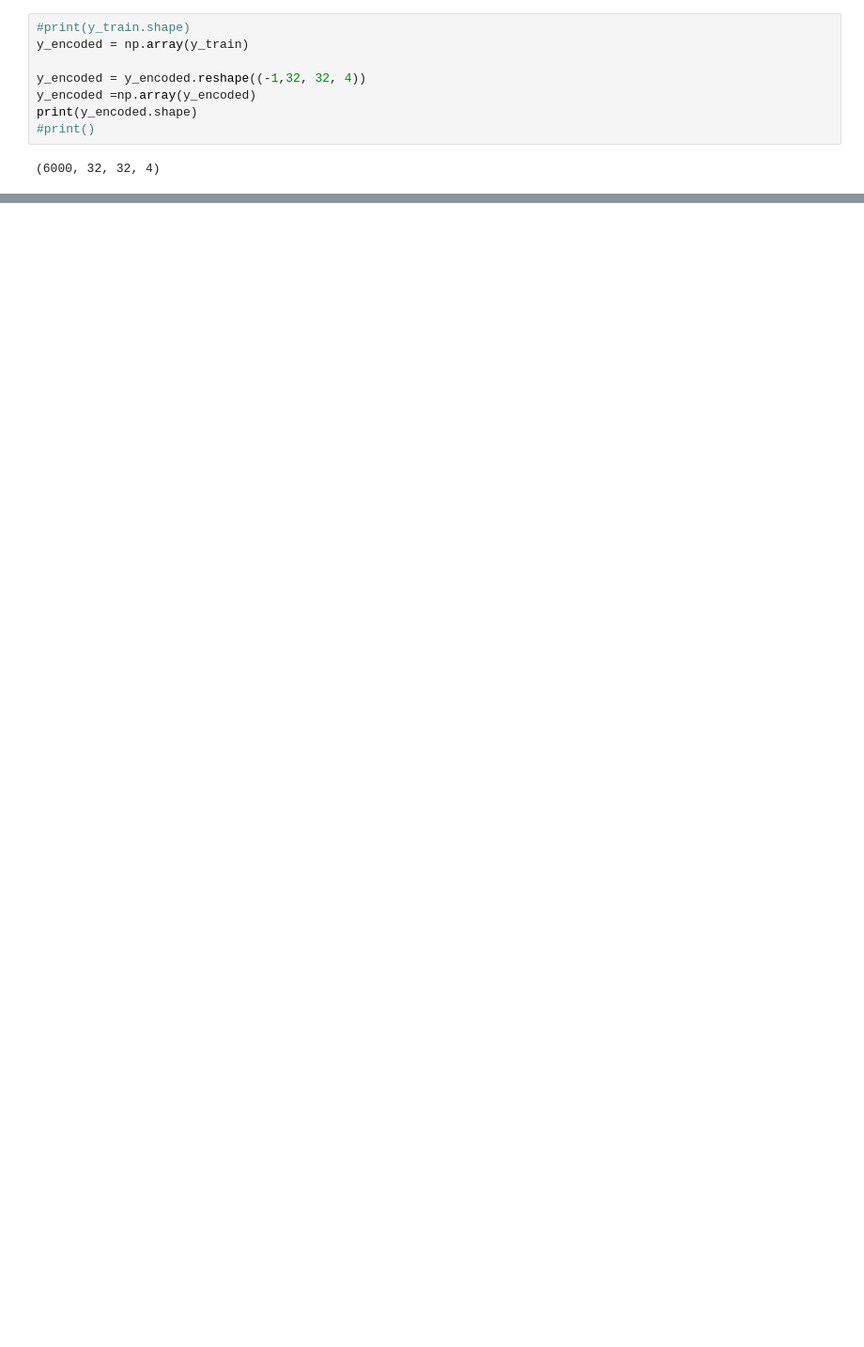
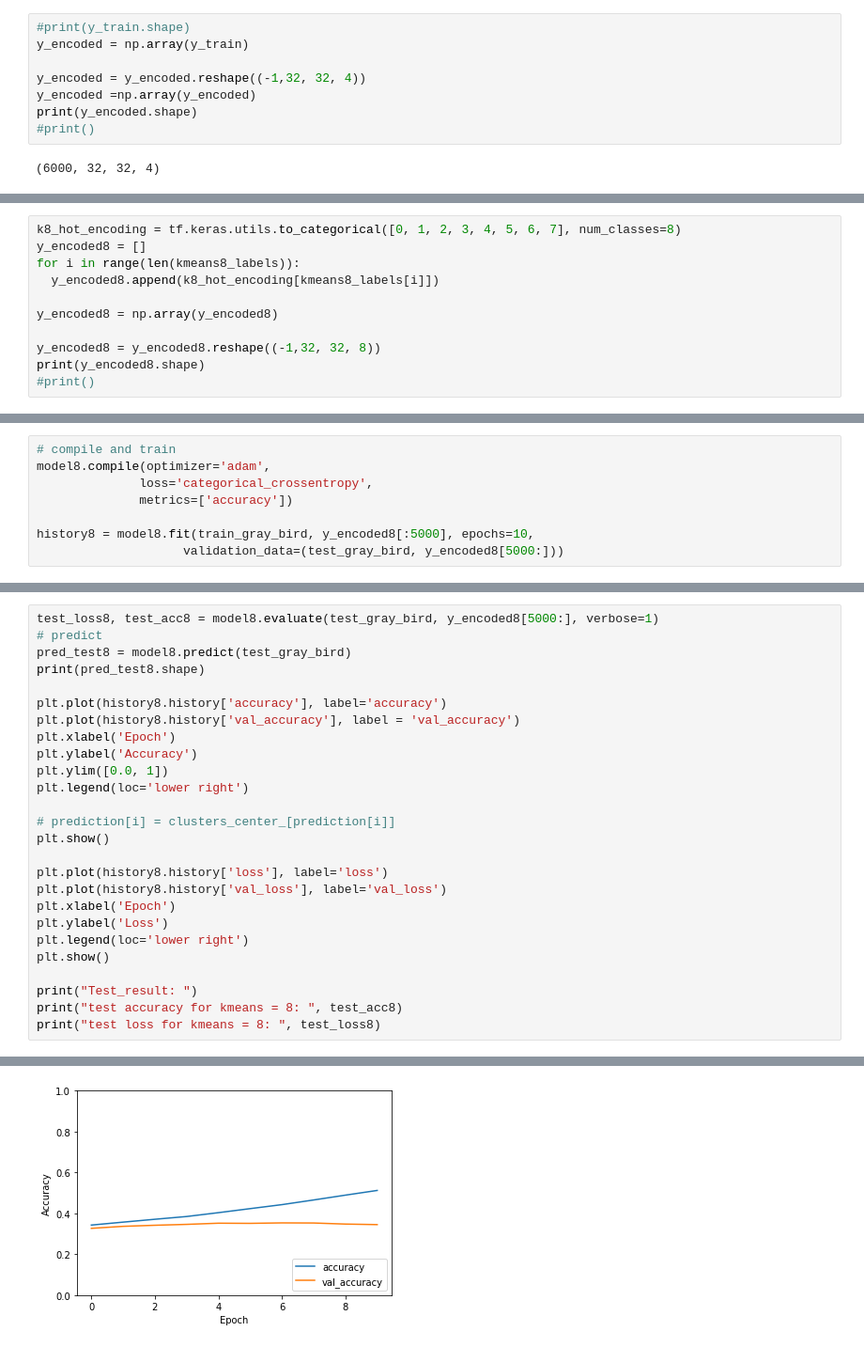
Before and after one commit to jungbok/CNN_Image_Colorization, a Jupyter notebook: lab6_CNN.ipynb, the cells around one changed output, grey strips where cells are left out. Shown at 94% size. Cells and saved outputs as stored; diff of their text form; blank space fills up the shorter version.

```diff
--- a/lab6_CNN.ipynb
+++ b/lab6_CNN.ipynb
@@ -379,0 +440,11 @@ plot10Images(k_color_pixels, bird_test_labels, bird_test_images, bird_test_label
+# %%
+k8_hot_encoding = tf.keras.utils.to_categorical([0, 1, 2, 3, 4, 5, 6, 7], num_classes=8)
+y_encoded8 = []
+for i in range(len(kmeans8_labels)):
+  y_encoded8.append(k8_hot_encoding[kmeans8_labels[i]])
+
+y_encoded8 = np.array(y_encoded8)
+
+y_encoded8 = y_encoded8.reshape((-1,32, 32, 8))
+print(y_encoded8.shape)
+#print()
@@ -379,0 +500,8 @@ plot10Images(k_color_pixels, bird_test_labels, bird_test_images, bird_test_label
+# %%
+# compile and train
+model8.compile(optimizer='adam',
+              loss='categorical_crossentropy',
+              metrics=['accuracy'])
+
+history8 = model8.fit(train_gray_bird, y_encoded8[:5000], epochs=10,
+                    validation_data=(test_gray_bird, y_encoded8[5000:]))
@@ -379,0 +529,27 @@ plot10Images(k_color_pixels, bird_test_labels, bird_test_images, bird_test_label
+# %%
+test_loss8, test_acc8 = model8.evaluate(test_gray_bird, y_encoded8[5000:], verbose=1)
+# predict
+pred_test8 = model8.predict(test_gray_bird)
+print(pred_test8.shape)
+
+plt.plot(history8.history['accuracy'], label='accuracy')
+plt.plot(history8.history['val_accuracy'], label = 'val_accuracy')
+plt.xlabel('Epoch')
+plt.ylabel('Accuracy')
+plt.ylim([0.0, 1])
+plt.legend(loc='lower right')
+
+# prediction[i] = clusters_center_[prediction[i]]
+plt.show()
+
+plt.plot(history8.history['loss'], label='loss')
+plt.plot(history8.history['val_loss'], label='val_loss')
+plt.xlabel('Epoch')
+plt.ylabel('Loss')
+plt.legend(loc='lower right')
+plt.show()
+
+print("Test_result: ")
+print("test accuracy for kmeans = 8: ", test_acc8)
+print("test loss for kmeans = 8: ", test_loss8)
+# %% [output]
@@ -379,0 +558 @@ plot10Images(k_color_pixels, bird_test_labels, bird_test_images, bird_test_label
+[figure, added]
```
Also changed, not shown: parts of 26 cells of this notebook.
